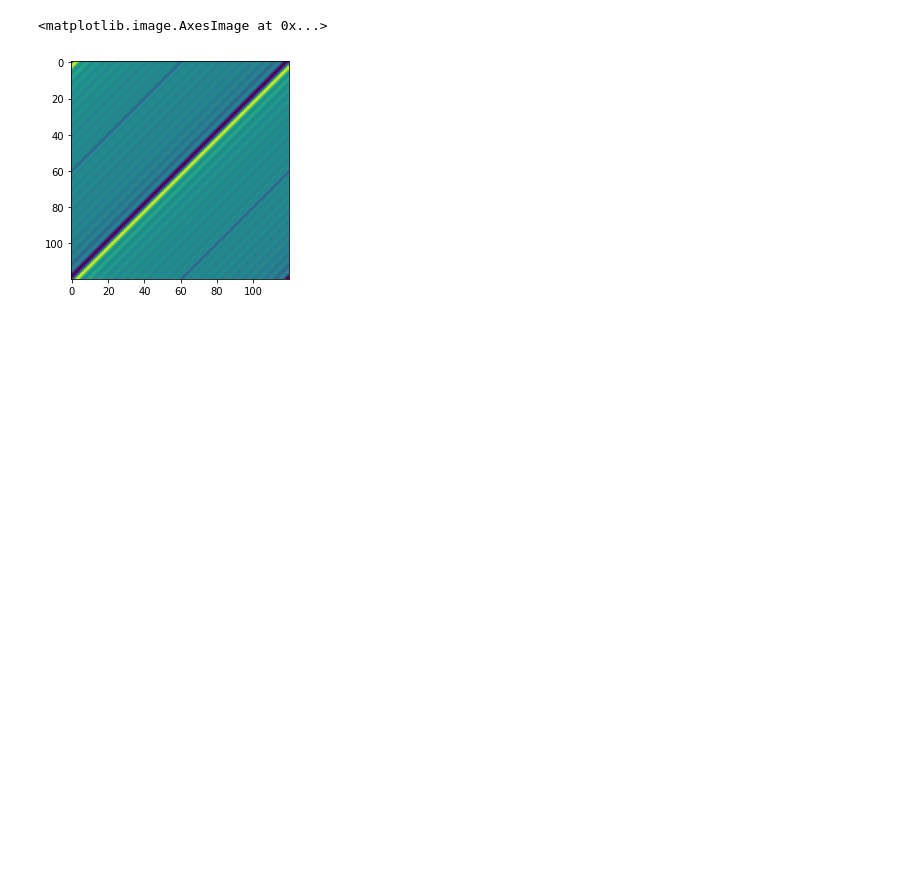
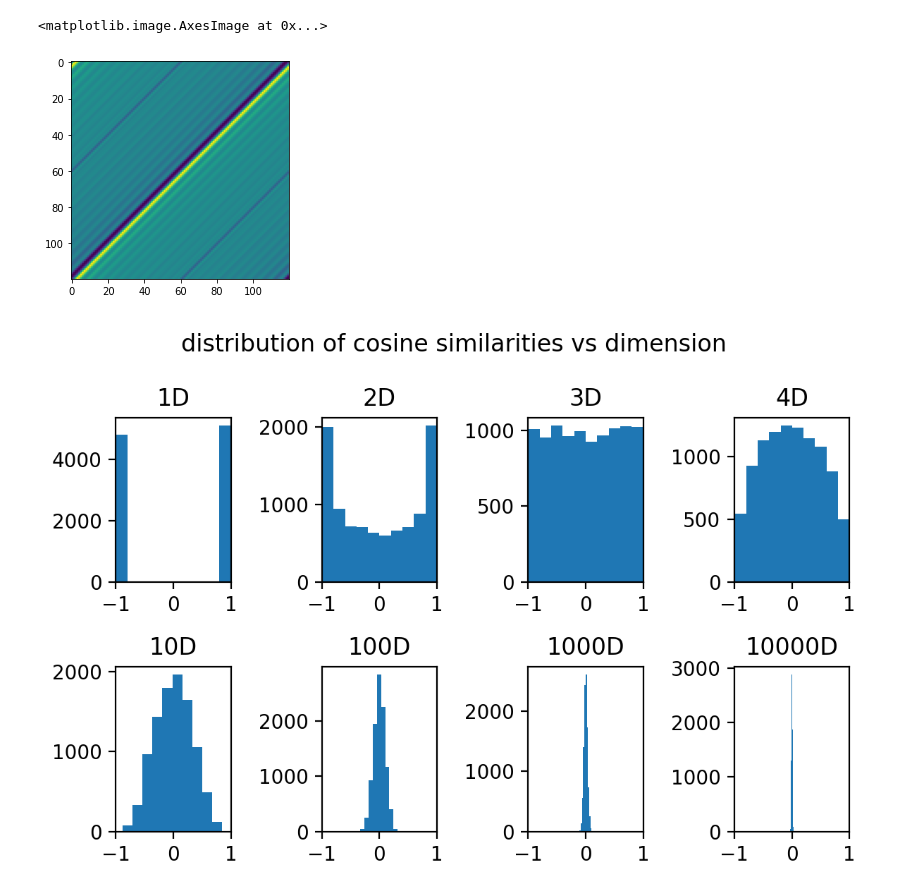
Before and after one commit to AlexTMallen/NASA-GEOS, a Jupyter notebook: fft-omega-speedup.ipynb, the cells around one changed output. Cells and saved outputs as stored; diff of their text form; code cells hidden in the pictures; blank space fills up the shorter version.

```diff
--- a/fft-omega-speedup.ipynb
+++ b/fft-omega-speedup.ipynb
@@ -673,3 +673,35 @@ plt.imshow(global_losses[:, :].detach().numpy())
 # %% [output]
 <matplotlib.image.AxesImage at 0x...>
 [figure]
+# %%
+import numpy as np
+
+def normalize(v):
+    return v / np.sqrt(np.sum(v ** 2))
+
+n = 100
+dims = [1, 2, 3, 4, 10, 100, 1000, 10000]
+sims = []
+for dim in dims:
+    sims.append([])
+    vecs = [normalize(np.random.normal(size=dim)) for i in range(n)]
+
+    for v1 in vecs:
+        for v2 in vecs:
+            if v1 is not v2:
+                sims[-1].append(sum(v1 * v2))
+
+sims = np.array(sims)
+# %%
+import matplotlib.pyplot as plt
+
+plt.figure(dpi=200)
+for i, dim in enumerate(dims):
+    plt.subplot(2, 4, i + 1)
+    plt.hist(sims[i])
+    plt.title(f"{dim}D")
+    plt.xlim([-1, 1])
+plt.suptitle("distribution of cosine similarities vs dimension")
+plt.tight_layout()
+# %% [output]
+[figure, added]
```
Also changed, not shown: parts of 5 cells of this notebook, 4 other files.
